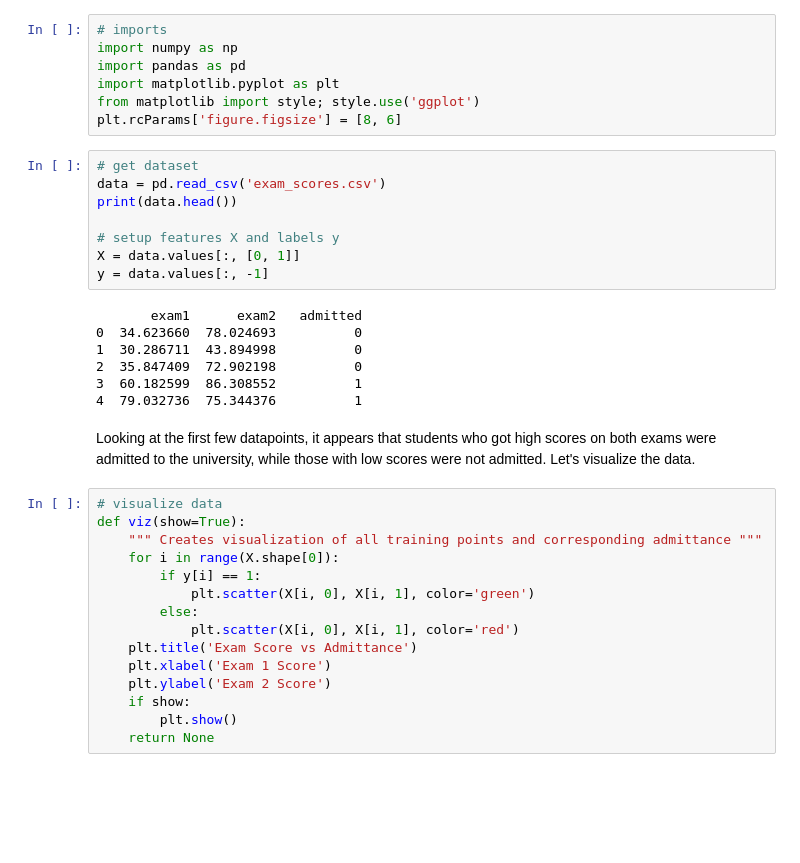
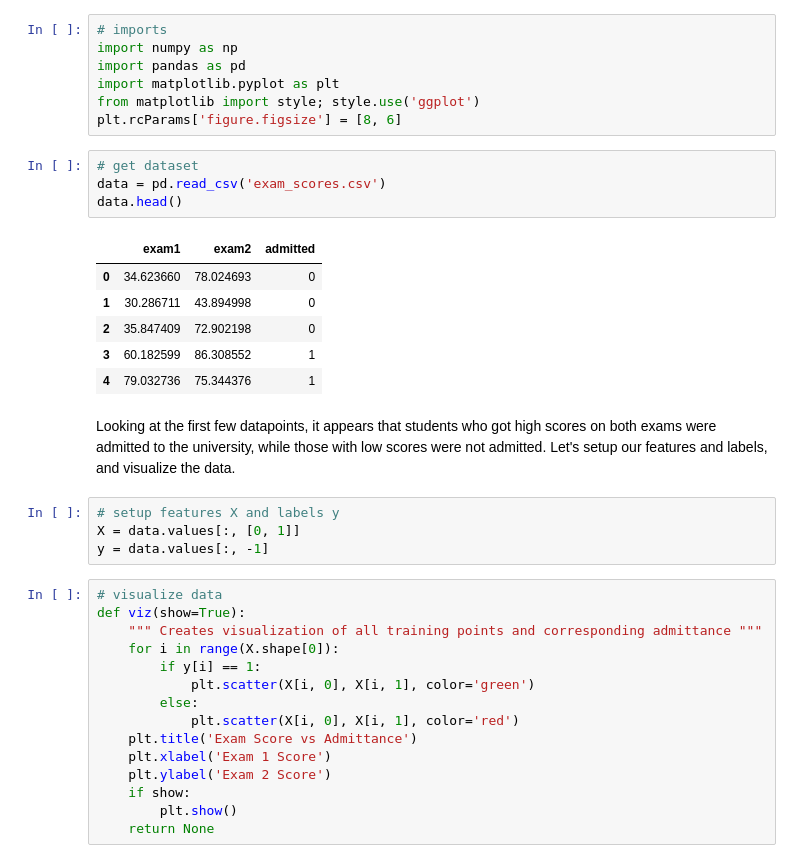
Before and after one commit to neil-ash/Workshops, a Jupyter notebook: Ashtekar_K-Nearest_Neighbors.ipynb, the cells around one changed output. Saved outputs shown, nothing was run; the diff lists cells and outputs as text; blank space fills up the shorter version.

```diff
--- a/Ashtekar_K-Nearest_Neighbors.ipynb
+++ b/Ashtekar_K-Nearest_Neighbors.ipynb
@@ -13,23 +13,23 @@ import pandas as pd
 import matplotlib.pyplot as plt
 from matplotlib import style; style.use('ggplot')
 plt.rcParams['figure.figsize'] = [8, 6]
+# %%
+# get dataset
+data = pd.read_csv('exam_scores.csv')
+data.head()
+# %% [output]
+|  | exam1 | exam2 | admitted |
+| 0 | 34.623660 | 78.024693 | 0 |
+| 1 | 30.286711 | 43.894998 | 0 |
+| 2 | 35.847409 | 72.902198 | 0 |
+| 3 | 60.182599 | 86.308552 | 1 |
+| 4 | 79.032736 | 75.344376 | 1 |
+# %% [markdown]
+Looking at the first few datapoints, it appears that students who got high scores on both exams were admitted to the university, while those with low scores were not admitted. Let's setup our features and labels, and visualize the data.
 # %%
-# get dataset
-data = pd.read_csv('exam_scores.csv')
-print(data.head())
-
 # setup features X and labels y
 X = data.values[:, [0, 1]]
 y = data.values[:, -1]
-# %% [output]
-       exam1      exam2   admitted
-0  34.623660  78.024693          0
-1  30.286711  43.894998          0
-2  35.847409  72.902198          0
-3  60.182599  86.308552          1
-4  79.032736  75.344376          1
-# %% [markdown]
-Looking at the first few datapoints, it appears that students who got high scores on both exams were admitted to the university, while those with low scores were not admitted. Let's visualize the data.
 # %%
 # visualize data
 def viz(show=True):
```
Also changed, not shown: parts of 3 cells of this notebook.
